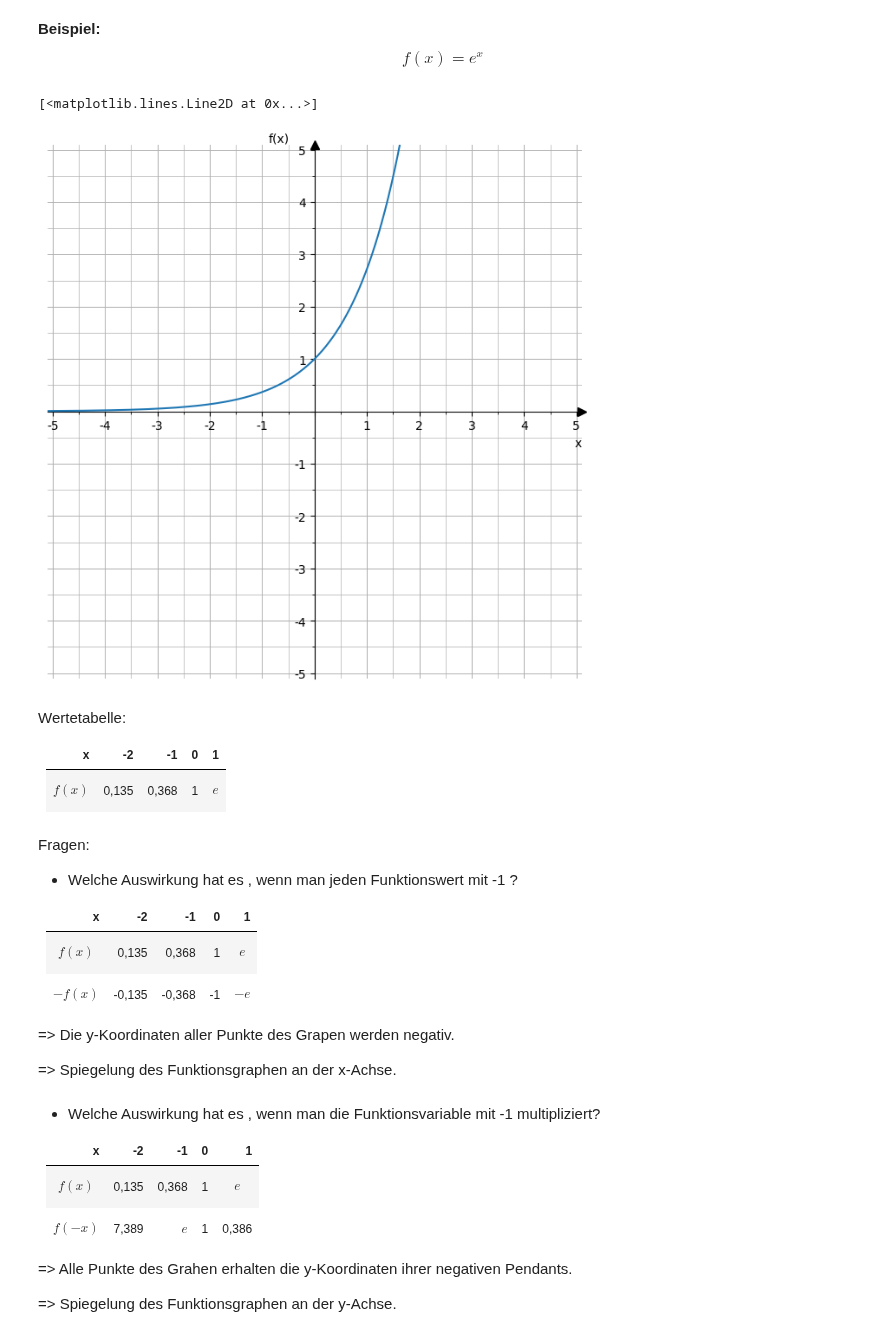
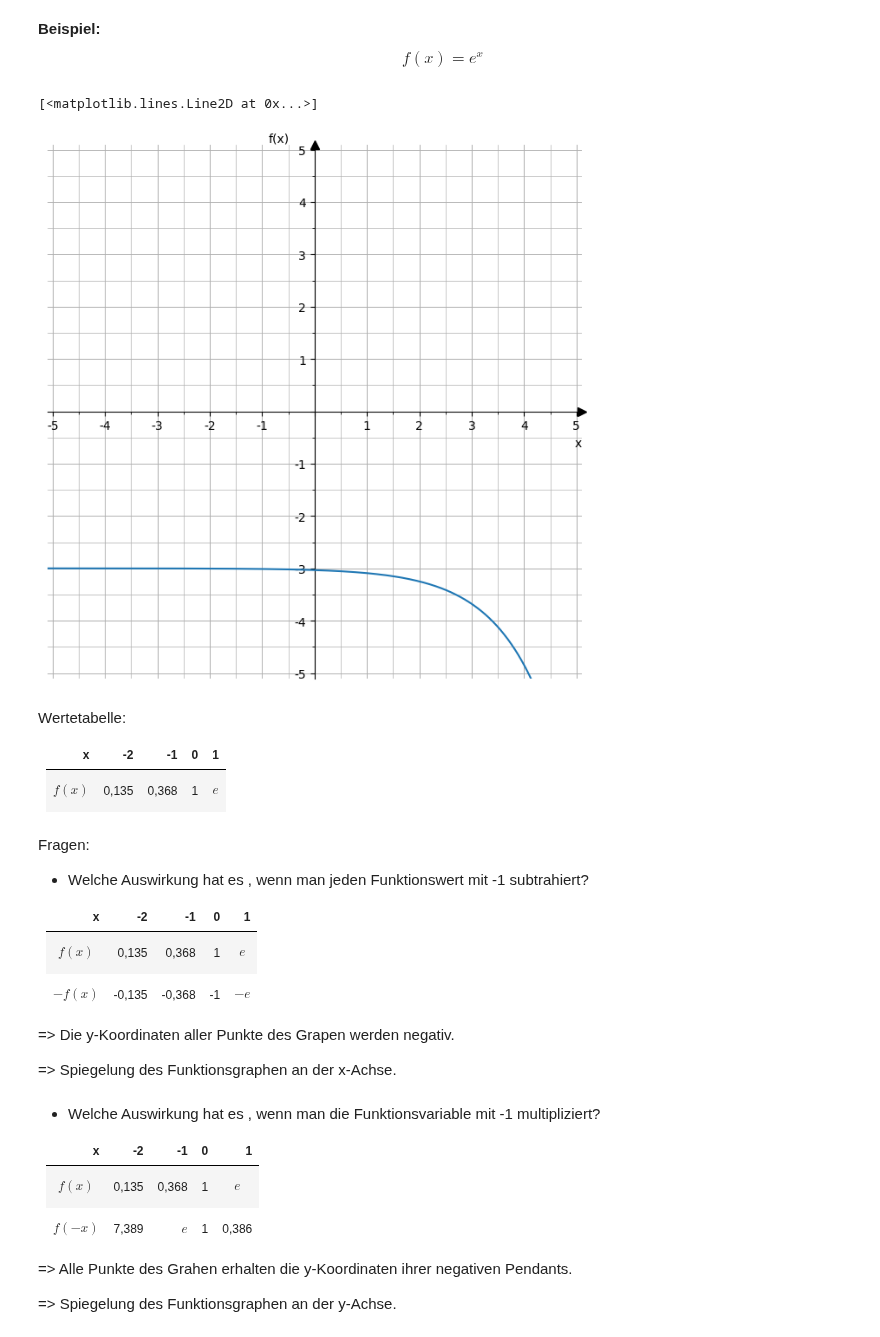
Before and after one commit to MHundi/Mathe_KS, a Jupyter notebook: 1_Analysis_KS/4_Zusammenhang_Funktion_Graph/1_Strecken_Verschieben_Spiegeln_von_Graphen.ipynb, the cells around one changed output. Drawn from its saved outputs; the diff is of its cells as text; code cells hidden in the pictures.

```diff
--- a/1_Analysis_KS/4_Zusammenhang_Funktion_-_Graph/1_Strecken_Verschieben_Spiegeln_von_Graphen.ipynb
+++ b/1_Analysis_KS/4_Zusammenhang_Funktion_Graph/1_Strecken_Verschieben_Spiegeln_von_Graphen.ipynb
@@ -155,7 +155,7 @@ b= 5.1 # obere x-Intervallgrenze
 c = -5.1# untere y-Intervallgrenze
 d = 5.1 # obere y-Intervallgrenze
 x = np.linspace(a, b,1000)
-y1= np.exp(x)
+y1= -0.25*np.exp(x-2)-3
 #y2=(x+2)**3
 # ----------------------------
 
@@ -174,34 +174,34 @@ ax.xaxis.set_major_locator(MultipleLocator(1))
 ax.xaxis.set_minor_locator(AutoMinorLocator(2))
 ax.yaxis.set_major_locator(MultipleLocator(1))
 ax.yaxis.set_minor_locator(AutoMinorLocator(2))
 ax.xaxis.set_major_formatter(FuncFormatter(major_tick))
 ax.yaxis.set_major_formatter(FuncFormatter(major_tick))
 
 # Position der Achsen im Schaubild
 ax.spines[['top','right']].set_visible(False)
 ax.spines[['bottom','left']].set_position('zero')
 
 # Pfeile für die Achsen
 ax.plot((1),(0), ls="", marker= ">", ms=7, color="k", transform=ax.get_yaxis_transform(), clip_on=False)
 ax.plot((0),(1), ls="", marker= "^", ms=7, color="k", transform=ax.get_xaxis_transform(), clip_on=False)
 
 # Achsenlänge und Beschriftung
 ax.set_xlim(a,b)
 ax.set_ylim(c, d)
 ax.set_xlabel("x", loc="right")
 ax.set_ylabel("f(x)", loc="top", rotation=0)
 
 # Kästchen
 ax.grid(linestyle="-", which="major",linewidth=0.7, zorder=-10)
 ax.grid(linestyle="-", which="minor",linewidth=0.5, zorder=-10)
 
 # Plot der Funktion
 ax.plot(x,y1, zorder=10)
 #ax.plot(x,y2, zorder=10)
 #plt.show()
 # %% [output]
 [<matplotlib.lines.Line2D at 0x...>]
-[figure, old version]
+[figure, new version]
 # %% [markdown]
 Wertetabelle:
 
@@ -211,7 +211,7 @@ Wertetabelle:
 # %% [markdown]
 Fragen:
 
-- Welche Auswirkung hat es , wenn man jeden Funktionswert mit -1 ?
+- Welche Auswirkung hat es , wenn man jeden Funktionswert mit -1 subtrahiert?
 
 |   x   | -2    | -1     | 0     | 1     |
 |:-----:|:-----:|:-----:|:-----:|:------:|
```
Also changed, not shown: parts of 3 cells of this notebook, 8 other files.
